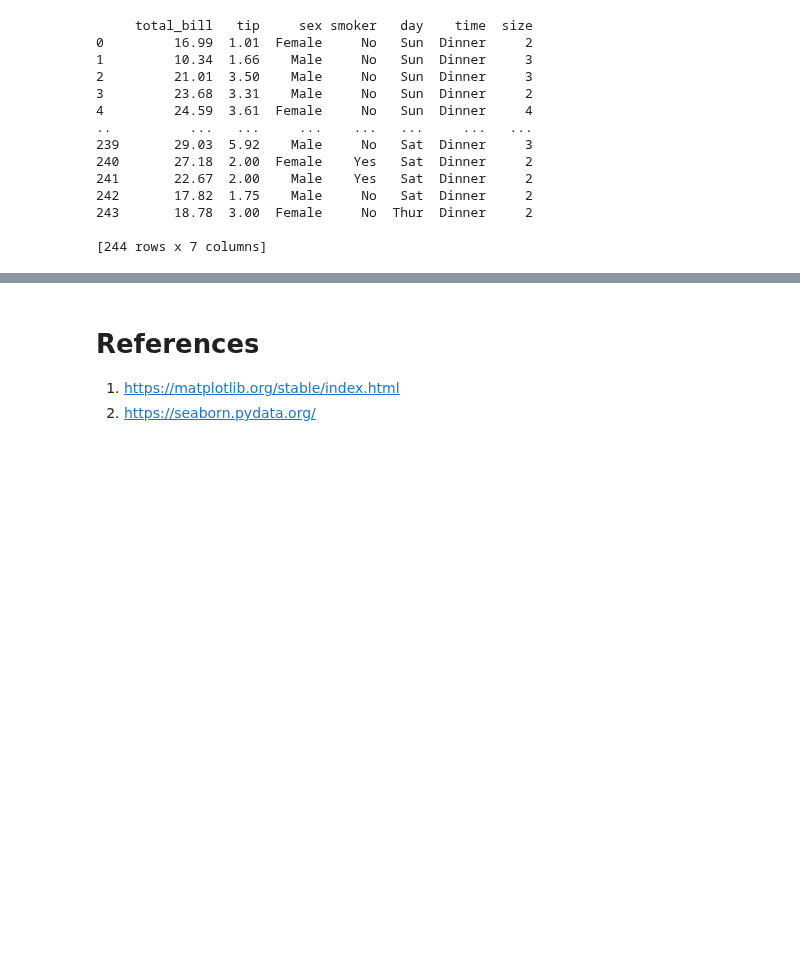
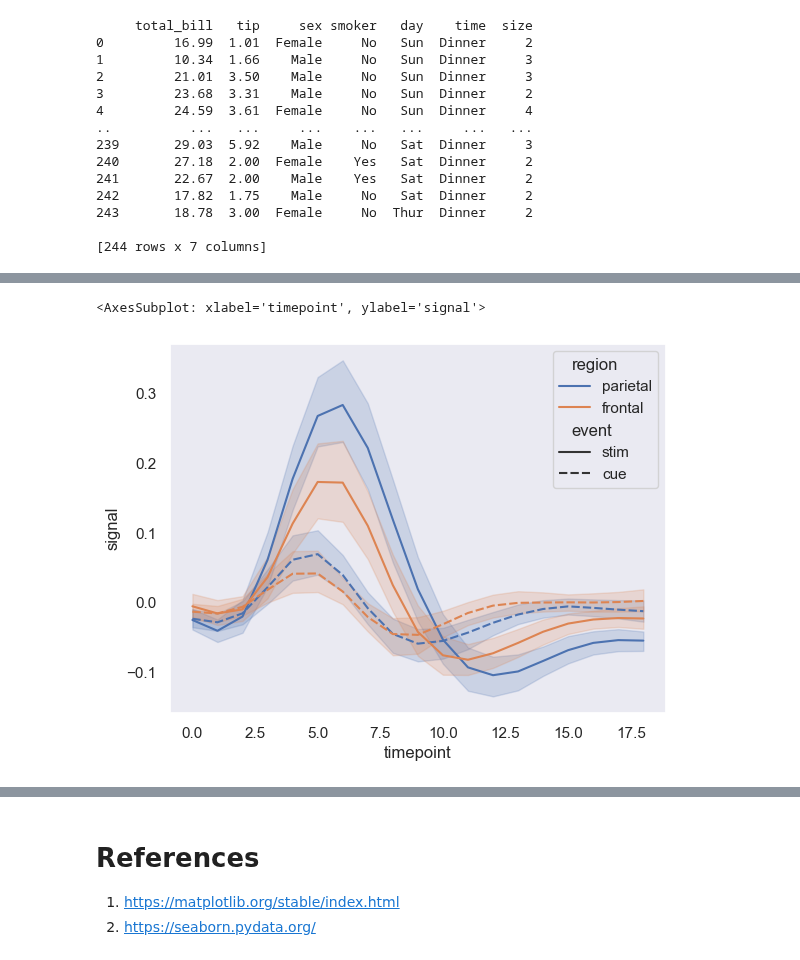
Before and after one commit to arunp77/Python-programming, a Jupyter notebook: Python-fundamental/Matplotlib.ipynb, the cells around one changed output, grey strips where cells are left out. Cells and saved outputs as stored; diff of their text form; code cells hidden in the pictures; blank space fills up the shorter version.

```diff
--- a/Python-fundamental/Matplotlib.ipynb
+++ b/Python-fundamental/Matplotlib.ipynb
@@ -1100,0 +1135,4 @@ print(sb.get_dataset_names()) #To view all the available data sets in the Seabor
+# %%
+# Example: 1
+fmri_df = sns.load_dataset("fmri")
+fmri_df.head(5)
@@ -1100,0 +1146,12 @@ print(sb.get_dataset_names()) #To view all the available data sets in the Seabor
+# %%
+sns.set(style="dark")
+
+# Plot the responses for different events and regions
+sns.lineplot(x="timepoint",
+             y="signal",
+             hue="region",
+             style="event",
+             data=fmri_df)
+# %% [output]
+<AxesSubplot: xlabel='timepoint', ylabel='signal'>
+[figure, added]
```
Also changed, not shown: parts of 30 cells of this notebook.
